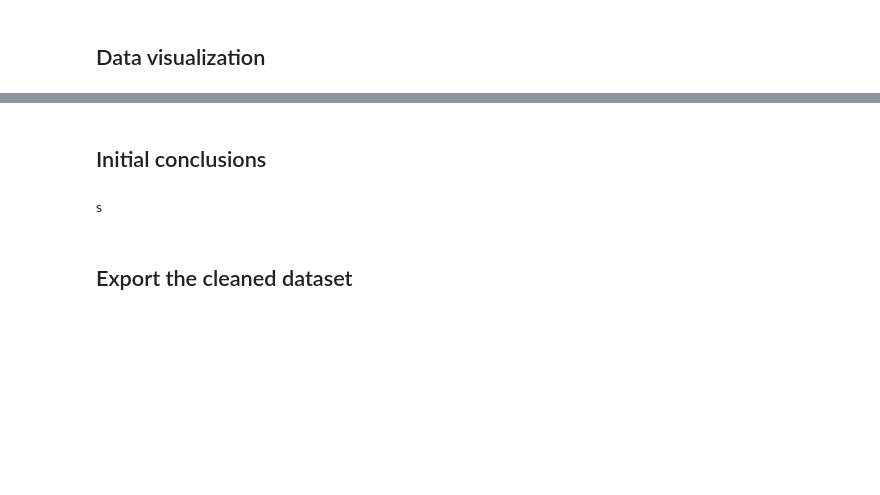
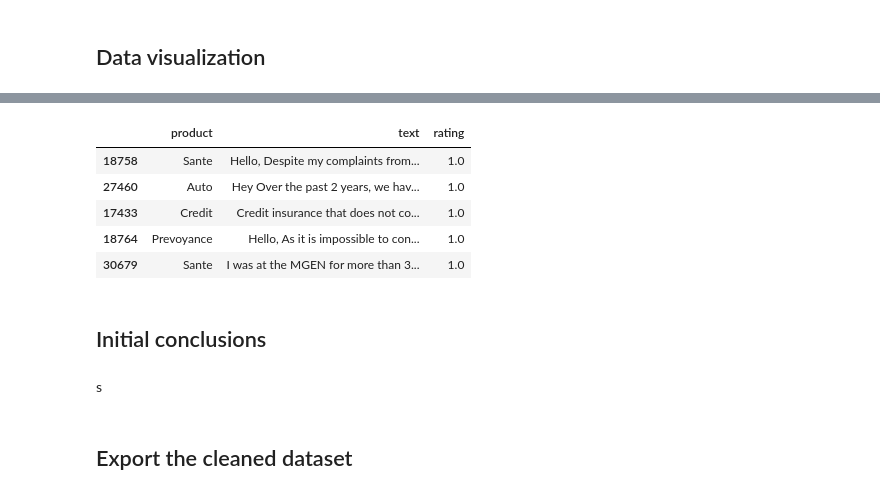
Before and after one commit to BastienCherel/NLP-Supervised-Learning, a Jupyter notebook: data_exploration.ipynb, the cells around one changed output, grey strips where cells are left out. Drawn from its saved outputs; the diff is of its cells as text; code cells hidden in the pictures; blank space fills up the shorter version.

```diff
--- a/data_exploration.ipynb
+++ b/data_exploration.ipynb
@@ -172,3 +220,18 @@ plt.show()
+# %%
+# Drop useless columns
+df.drop(["avis","date_exp","date_publication", "assureur"], axis=1, inplace= True)
+
+# Rename columns
+df.rename(columns={"avis_en": "text", "note": "rating", "produit": "product"}, inplace=True)
+# %%
+df.head()
+# %% [output]
+|  | product | text | rating |
+| 18758 | Sante | Hello, Despite my complaints from... | 1.0 |
+| 27460 | Auto | Hey Over the past 2 years, we hav... | 1.0 |
+| 17433 | Credit | Credit insurance that does not co... | 1.0 |
+| 18764 | Prevoyance | Hello, As it is impossible to con... | 1.0 |
+| 30679 | Sante | I was at the MGEN for more than 3... | 1.0 |
 # %% [markdown]
 ## Initial conclusions
 # %% [markdown]
```
Also changed, not shown: parts of 9 cells of this notebook, 17 other files.
